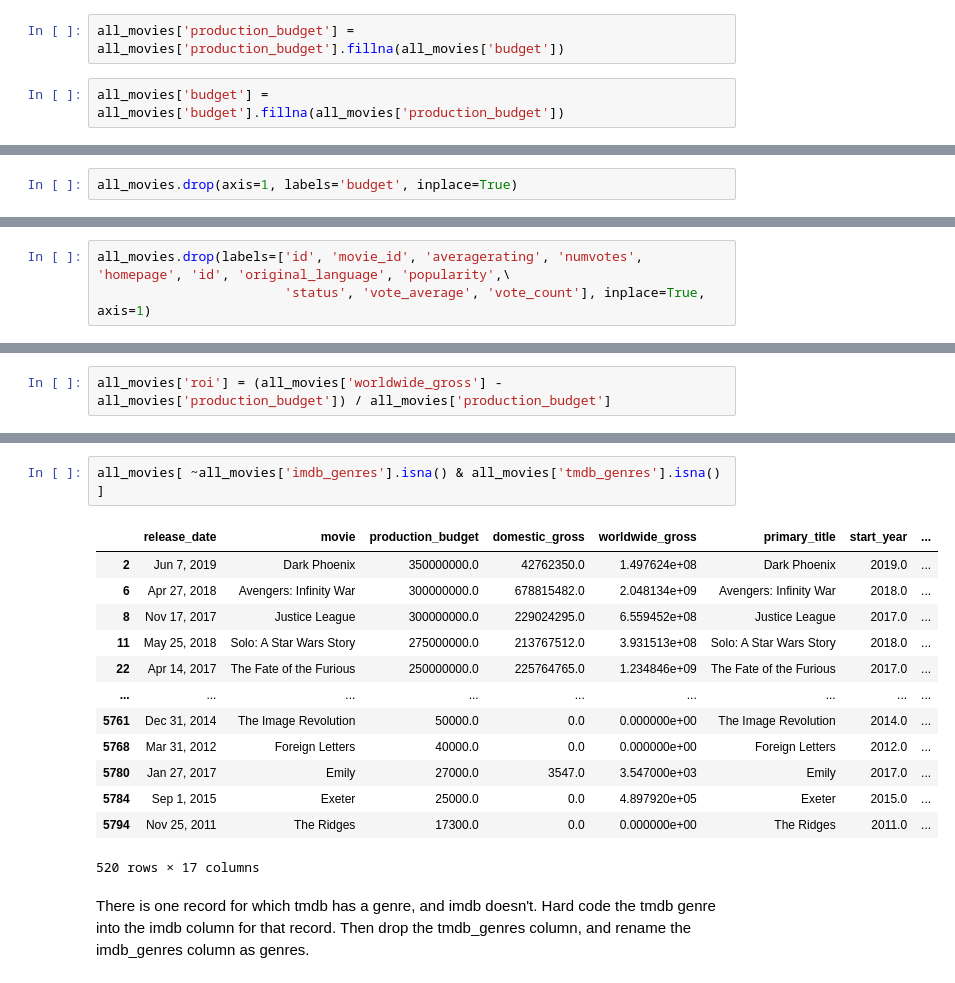
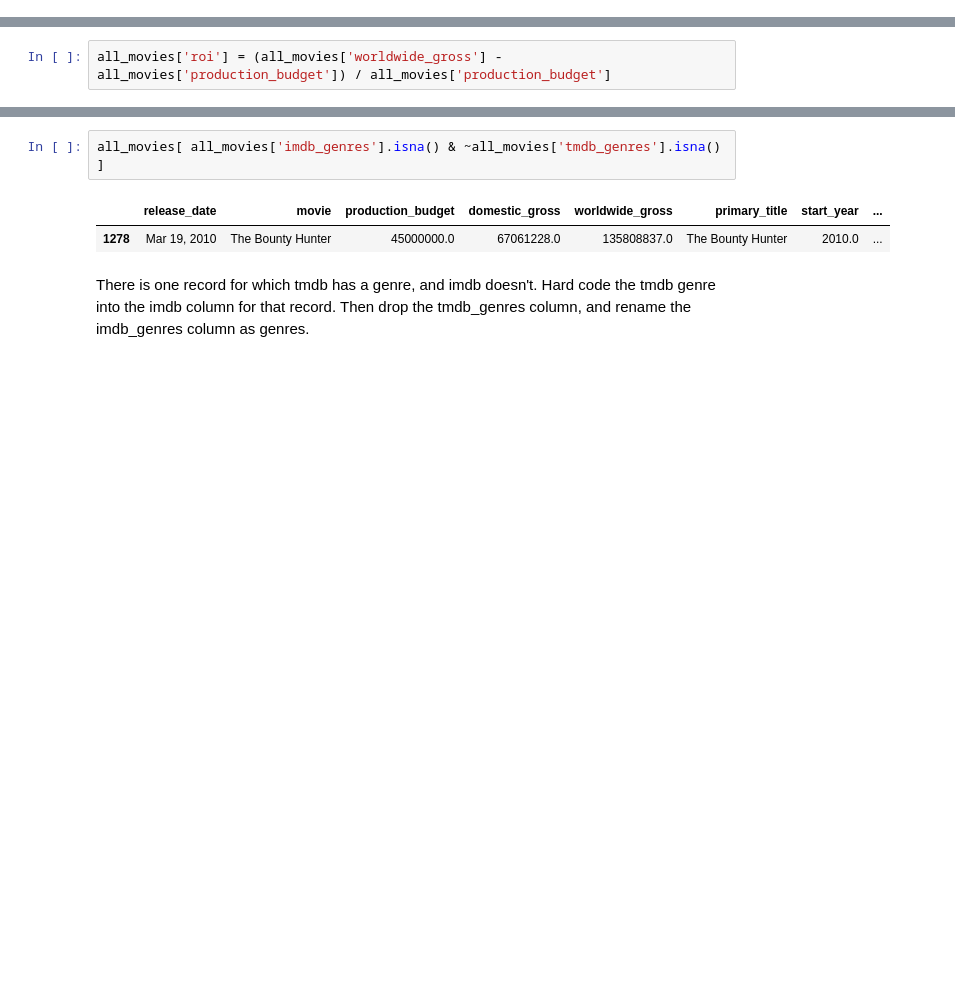
Before and after one commit to ran0027/microsoft_movie_analysis, a Jupyter notebook: Untitled.ipynb, the cells around one changed output, grey strips where cells are left out. Cells and saved outputs as stored; diff of their text form; blank space fills up the shorter version.

Commit message:
Work on genres

```diff
--- a/Untitled.ipynb
+++ b/Untitled.ipynb
@@ -493,4 +488,0 @@ all_movies['production_budget'].fillna(all_movies['budget'])
-# %%
-all_movies['production_budget'] = all_movies['production_budget'].fillna(all_movies['budget'])
-# %%
-all_movies['budget'] = all_movies['budget'].fillna(all_movies['production_budget'])
@@ -550,2 +488,0 @@ In this case, the production_budget column has no null values, and no placeholde
-# %%
-all_movies.drop(axis=1, labels='budget', inplace=True)
@@ -556,3 +488,0 @@ len(all_movies)
-# %%
-all_movies.drop(labels=['id', 'movie_id', 'averagerating', 'numvotes', 'homepage', 'id', 'original_language', 'popularity',\
-                        'status', 'vote_average', 'vote_count'], inplace=True, axis=1)
@@ -619,19 +497,8 @@ memory usage: 772.8+ KB
 # %%
-all_movies[ ~all_movies['imdb_genres'].isna() & all_movies['tmdb_genres'].isna() ]
+all_movies[ all_movies['imdb_genres'].isna() & ~all_movies['tmdb_genres'].isna() ]
 # %% [output]
 |  | release_date | movie | production_budget | domestic_gross | worldwide_gross | primary_title | start_year | ... |
-| 2 | Jun 7, 2019 | Dark Phoenix | 350000000.0 | 42762350.0 | 1.497624e+08 | Dark Phoenix | 2019.0 | ... |
-| 6 | Apr 27, 2018 | Avengers: Infinity War | 300000000.0 | 678815482.0 | 2.048134e+09 | Avengers: Infinity War | 2018.0 | ... |
-| 8 | Nov 17, 2017 | Justice League | 300000000.0 | 229024295.0 | 6.559452e+08 | Justice League | 2017.0 | ... |
-| 11 | May 25, 2018 | Solo: A Star Wars Story | 275000000.0 | 213767512.0 | 3.931513e+08 | Solo: A Star Wars Story | 2018.0 | ... |
-| 22 | Apr 14, 2017 | The Fate of the Furious | 250000000.0 | 225764765.0 | 1.234846e+09 | The Fate of the Furious | 2017.0 | ... |
-| ... | ... | ... | ... | ... | ... | ... | ... | ... |
-| 5761 | Dec 31, 2014 | The Image Revolution | 50000.0 | 0.0 | 0.000000e+00 | The Image Revolution | 2014.0 | ... |
-| 5768 | Mar 31, 2012 | Foreign Letters | 40000.0 | 0.0 | 0.000000e+00 | Foreign Letters | 2012.0 | ... |
-| 5780 | Jan 27, 2017 | Emily | 27000.0 | 3547.0 | 3.547000e+03 | Emily | 2017.0 | ... |
-| 5784 | Sep 1, 2015 | Exeter | 25000.0 | 0.0 | 4.897920e+05 | Exeter | 2015.0 | ... |
-| 5794 | Nov 25, 2011 | The Ridges | 17300.0 | 0.0 | 0.000000e+00 | The Ridges | 2011.0 | ... |
+| 1278 | Mar 19, 2010 | The Bounty Hunter | 45000000.0 | 67061228.0 | 135808837.0 | The Bounty Hunter | 2010.0 | ... |
-520 rows × 17 columns
 # %% [markdown]
 There is one record for which tmdb has a genre, and imdb doesn't. Hard code the tmdb genre into the imdb column for that record. Then drop the tmdb_genres column, and rename the imdb_genres column as genres.
 # %%
```
Also changed, not shown: parts of 45 cells of this notebook.
